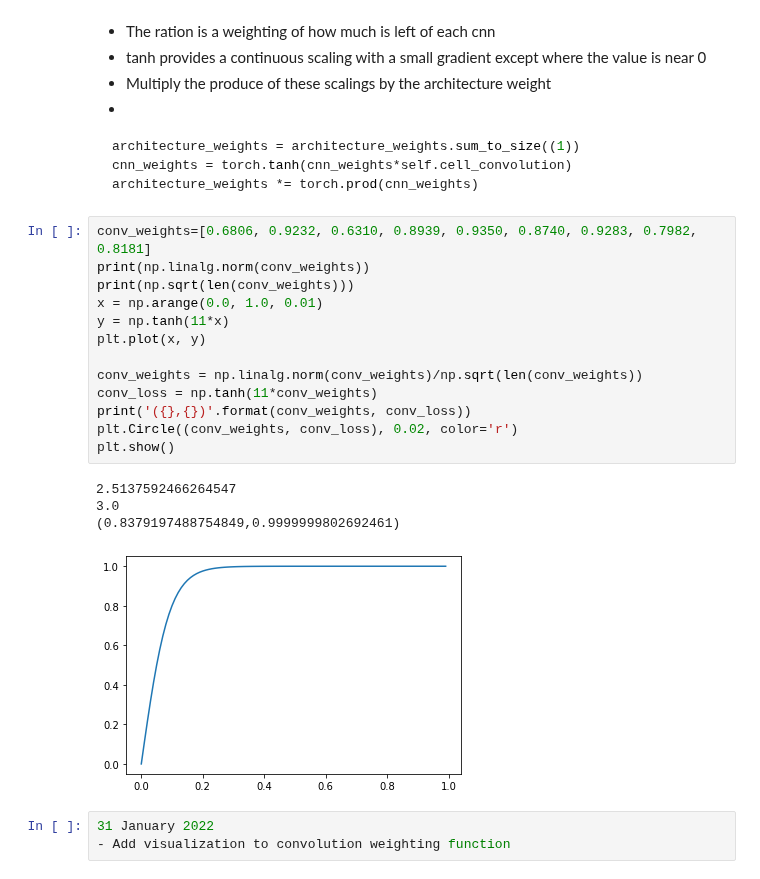
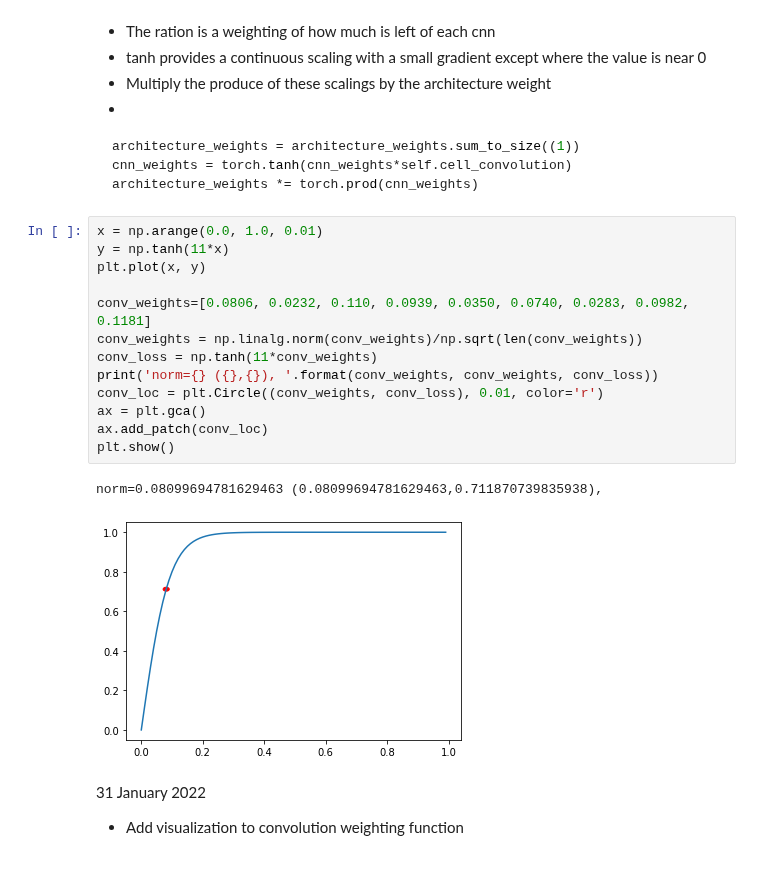
Before and after one commit to bhlarson/mllib, a Jupyter notebook: notebook/notes.ipynb, the cells around one changed output. Saved outputs shown, nothing was run; the diff lists cells and outputs as text.

````diff
--- a/notebook/notes.ipynb
+++ b/notebook/notes.ipynb
@@ -1912,23 +1912,21 @@ cnn_weights = torch.tanh(cnn_weights*self.cell_convolution)
 architecture_weights *= torch.prod(cnn_weights)
 ```
 # %%
-conv_weights=[0.6806, 0.9232, 0.6310, 0.8939, 0.9350, 0.8740, 0.9283, 0.7982, 0.8181]
-print(np.linalg.norm(conv_weights))
-print(np.sqrt(len(conv_weights)))
 x = np.arange(0.0, 1.0, 0.01)
 y = np.tanh(11*x)
 plt.plot(x, y)
 
+conv_weights=[0.0806, 0.0232, 0.110, 0.0939, 0.0350, 0.0740, 0.0283, 0.0982, 0.1181]
 conv_weights = np.linalg.norm(conv_weights)/np.sqrt(len(conv_weights))
 conv_loss = np.tanh(11*conv_weights)
-print('({},{})'.format(conv_weights, conv_loss))
-plt.Circle((conv_weights, conv_loss), 0.02, color='r')
+print('norm={} ({},{}), '.format(conv_weights, conv_weights, conv_loss))
+conv_loc = plt.Circle((conv_weights, conv_loss), 0.01, color='r')
+ax = plt.gca()
+ax.add_patch(conv_loc)
 plt.show()
 # %% [output]
-2.5137592466264547
-3.0
-(0.8379197488754849,0.9999999802692461)
+norm=0.08099694781629463 (0.08099694781629463,0.711870739835938),
-[figure, old version]
+[figure, new version]
-# %%
-31 January 2022
-- Add visualization to convolution weighting function
+# %% [markdown]
+31 January 2022
+- Add visualization to convolution weighting function
````
Also changed, not shown: parts of 3 cells of this notebook, 9 other files.
